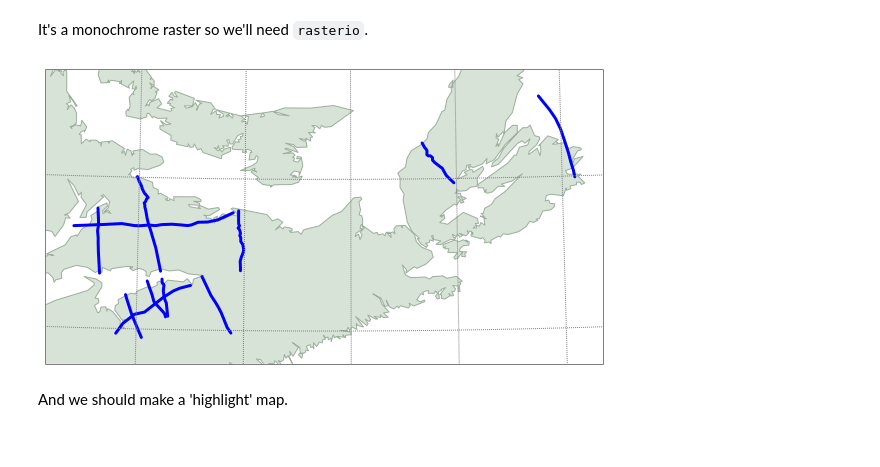
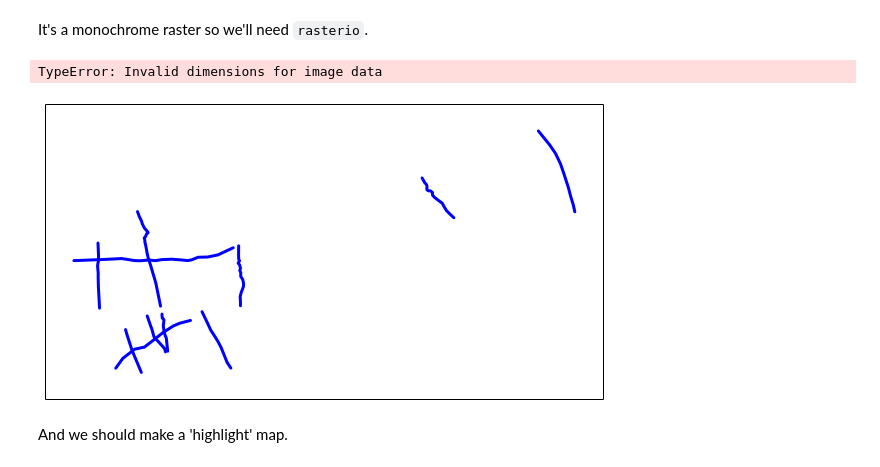
Before and after one commit to agilescientific/geotransect, a Jupyter notebook: notebooks/NS_basemap_inset.ipynb, the cells around one changed output. Cells and saved outputs as stored; diff of their text form; code cells hidden in the pictures.

```diff
--- a/notebooks/NS_basemap_inset.ipynb
+++ b/notebooks/NS_basemap_inset.ipynb
@@ -66,7 +66,7 @@ def plot_element(m, element, colour='b'):
     # Requires a Basemap object.
     lo, la = element.xy
     x, y = m(lo, la)
-    ax.plot(x, y, color=colour, linewidth=3, solid_capstyle='round')
+    return m.plot(x, y, color=colour, linewidth=3, solid_capstyle='round')
 # %% [markdown]
 Let's reorganize things a bit.
 # %%
@@ -121,34 +121,37 @@ ax = fig.add_subplot(111)
 
 pad = 20000  # Interior padding in m
 
 with fiona.open(fname) as c:
 
     # Get & convert bounds of shapefile.
     llx, lly, urx, ury = c.bounds
     ll = transform(project, Point(llx-pad, lly-pad))
     ur = transform(project, Point(urx+pad, ury+pad))
 
     mid = Point(ll.x + 0.5*(ur.x-ll.x), ll.y + 0.5*(ur.y - ll.y))
 
     # Generate Basemap object.
     m = Basemap(projection='tmerc',
                 lon_0=mid.x, lat_0=mid.y,
                 resolution='i',  # c, l, i, h, f
                 llcrnrlon=ll.x, llcrnrlat=ll.y,
                 urcrnrlon=ur.x, urcrnrlat=ur.y)
 
     # Step over shapes in collection.
     for s in c:
         line = shape(s['geometry'])
         line_t = transform(project, line)
         plot_element(m, line_t)
 
+plt.imshow(v)
+
 # Finish drawing the basemap.
 draw_basemap(m)
 
 plt.show()
 # %% [output]
+TypeError: Invalid dimensions for image data
-[figure, old version]
+[figure, new version]
 # %% [markdown]
 And we should make a 'highlight' map.
 # %%
```
Also changed, not shown: 7 other files.
